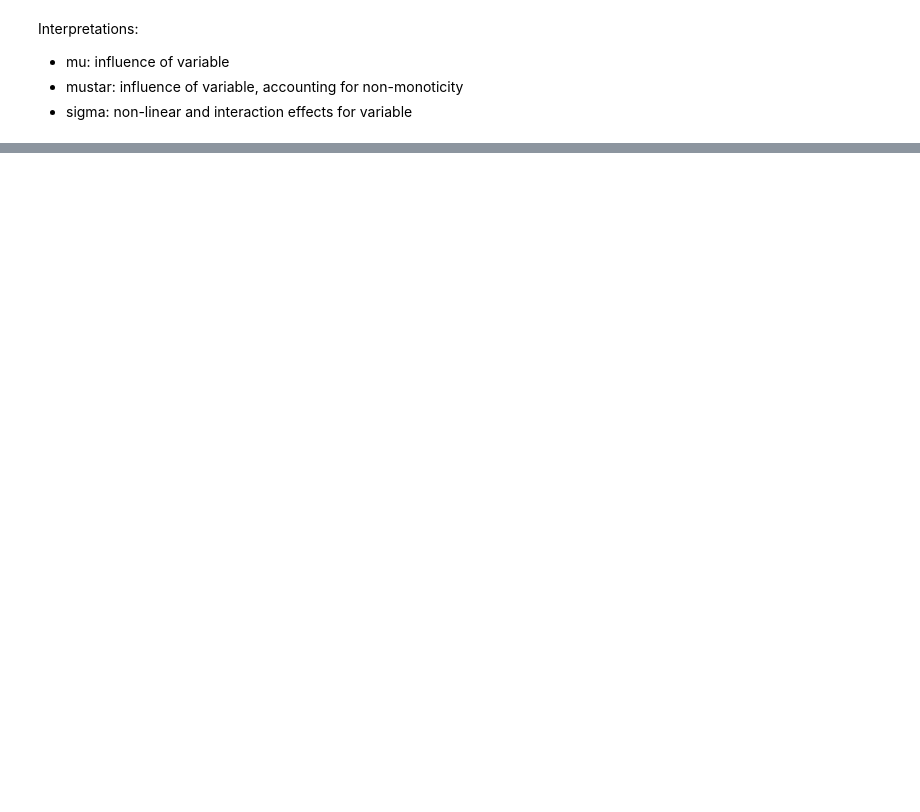
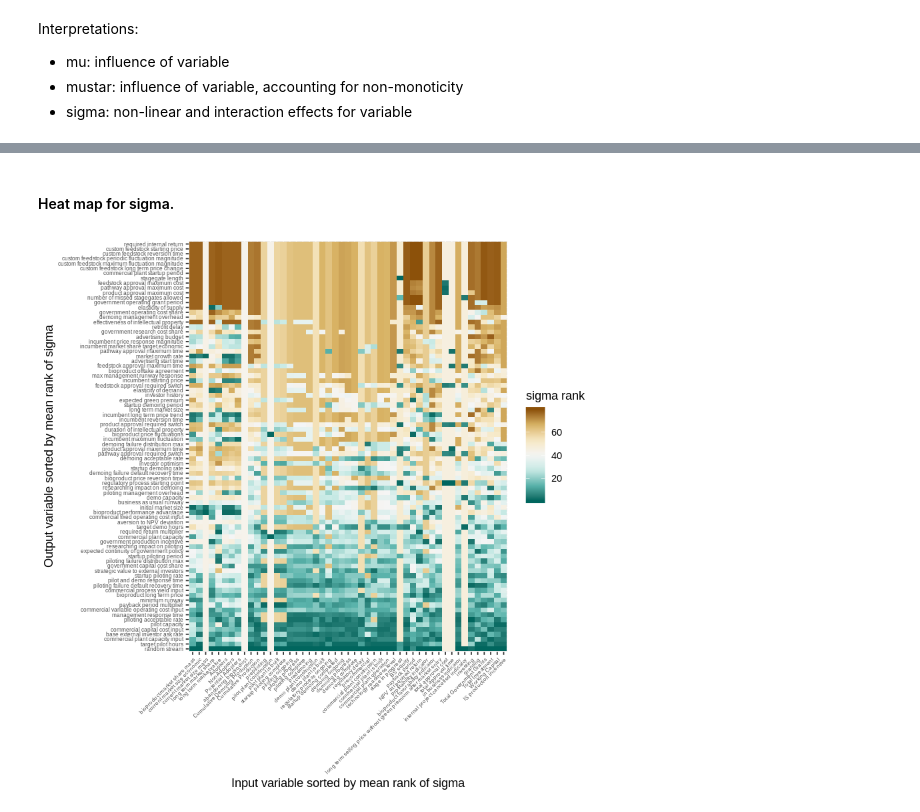
Before and after one commit to NREL/BioproductTransitionDynamics, a Jupyter notebook: sensitivity/btd-elementary-effects-v12.ipynb, the cells around one changed output, grey strips where cells are left out. Drawn from its saved outputs; the diff is of its cells as text; code cells hidden in the pictures; blank space fills up the shorter version.

```diff
--- a/sensitivity/btd-elementary-effects-v12.ipynb
+++ b/sensitivity/btd-elementary-effects-v12.ipynb
@@ -259,0 +360,27 @@ ggplot(z.result, aes(x = mu, y = sigma, color = mustar, label = variable)) +
+# %% [markdown]
+#### Heat map for sigma.
+# %%
+ggplot(
+    z.results,
+    aes(
+        x=factor(
+            Output,
+            levels=z.results[, .(`sort` = mean(`sigma rank`)), by=.(Output)][order(sort), `Output`]
+        ),
+        y=factor(
+            Input,
+            levels=z.results[, .(`sort` = mean(`sigma rank`)), by=.(Input)][order(sort), `Input`]
+        ),
+        fill=`sigma rank`
+    )
+) +
+    geom_tile() +
+    scale_fill_distiller(type="div") +
+    xlab("Input variable sorted by mean rank of sigma") +
+    ylab("Output variable sorted by mean rank of sigma") +
+    theme(
+        axis.text=element_text(size=5),
+        axis.text.x = element_text(angle = 45, hjust=1)
+    )
+# %% [output]
+[figure, added]
```
Also changed, not shown: parts of 43 cells of this notebook, 1 other file.
